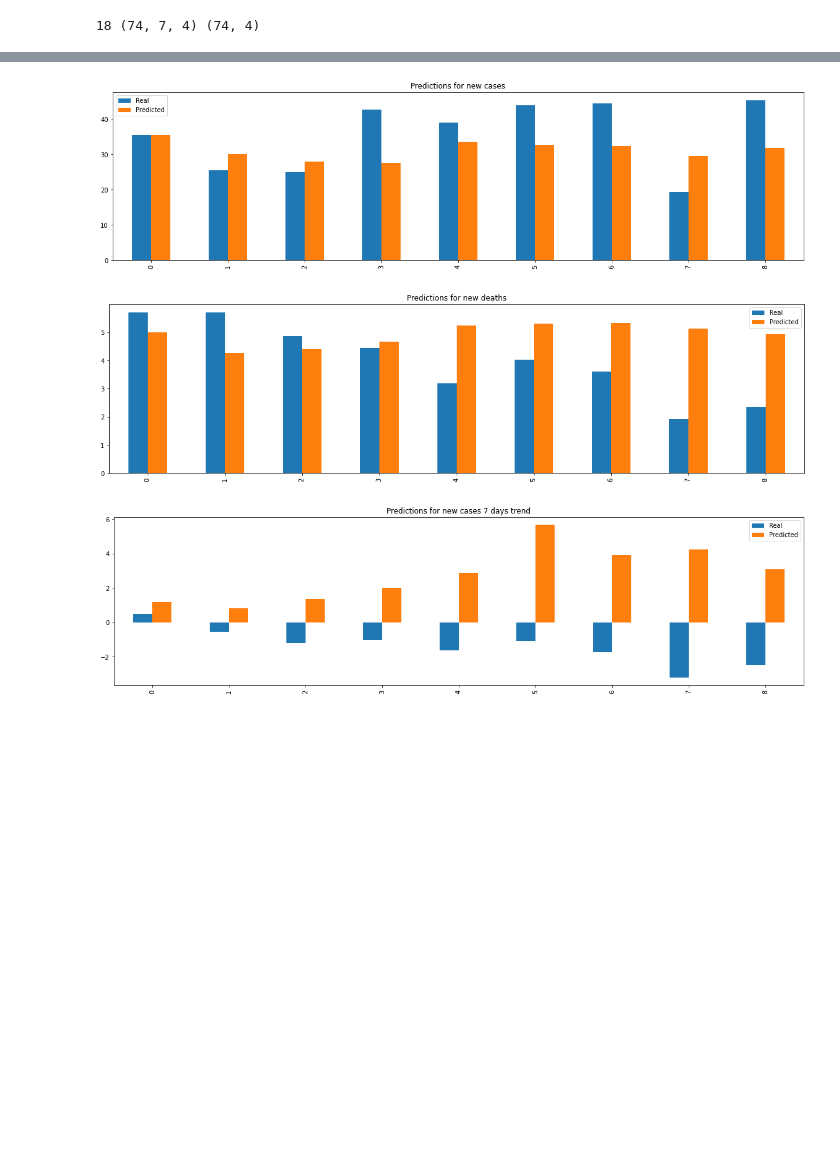
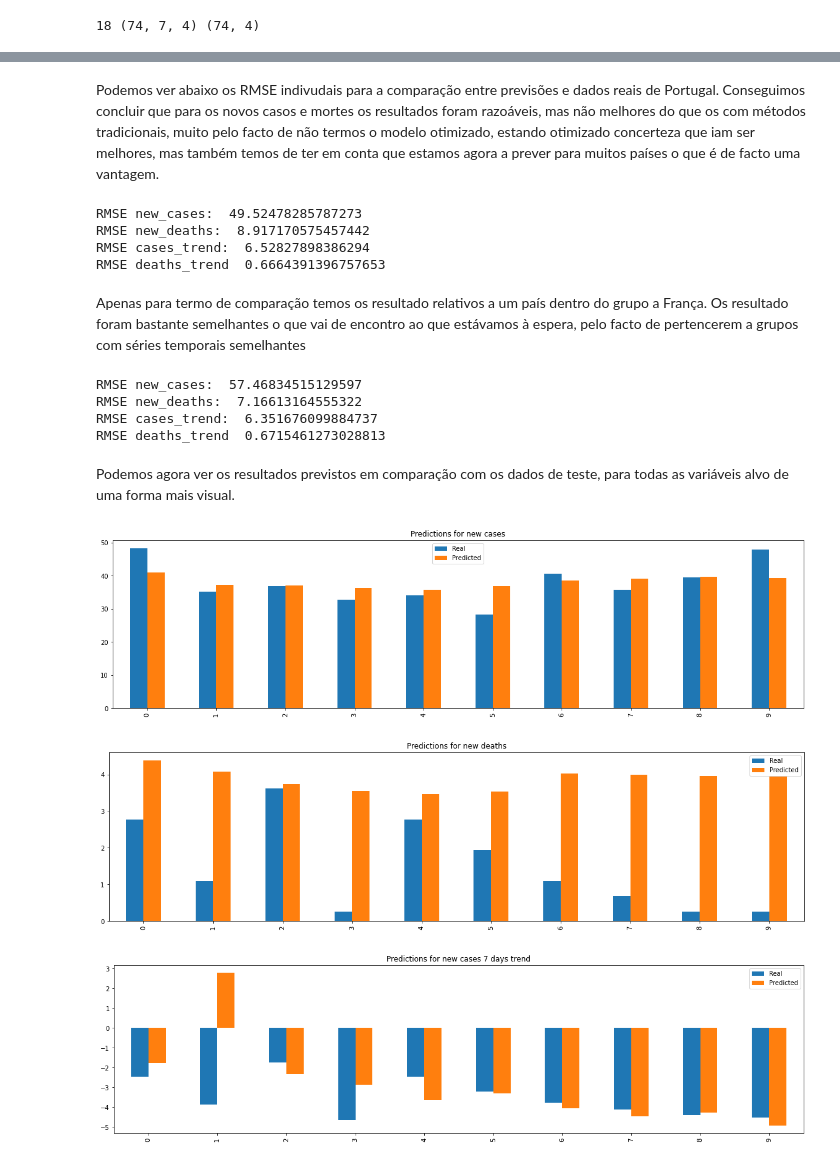
Before and after one commit to Dantas198/AA2-2019-20, a Jupyter notebook: AA2-Covid-19-Parte-IV.ipynb, the cells around one changed output, grey strips where cells are left out. Drawn from its saved outputs; the diff is of its cells as text; code cells hidden in the pictures; blank space fills up the shorter version.

```diff
--- a/AA2-Covid-19-Parte-IV.ipynb
+++ b/AA2-Covid-19-Parte-IV.ipynb
@@ -95,23 +82,31 @@ from sklearn.model_selection import train_test_split
 def split_data(X,Y,country):
 
     X_val = {}
+    Y_val = {}
     X_test = {}
+    Y_test = {}
 
     for key in X.keys():
 
-        x_train, x_test, y_train, y_test = train_test_split(X[key], Y[key], test_size=0.2, random_state=42,shuffle=False)
+        train_count = math.floor(X[key].shape[0] * 0.8)
+        val_count =  math.floor((X[key].shape[0] - train_count) / 2)
 
-        x_test, x_val, y_test, y_val = train_test_split(x_test, y_test, test_size=0.5, random_state=42,shuffle=False)
+        x_train, x_remainder = split_for_model(X[key], train_count)
+        y_train, y_remainder = split_for_model(Y[key], train_count)
+
+        x_val, x_test = split_for_model(x_remainder, val_count)
+        y_val, y_test = split_for_model(y_remainder, val_count)
 
         X[key] = x_train
         Y[key] = y_train
         X_val[key] = x_val
         X_test[key] = x_test
+        Y_val[key] = y_val
+        Y_test[key] = y_test
 
         if(key == country):
-            real_y_val = y_val
-            real_y_test = y_test
-
+            print("Train set have a shape of " + str(x_train.shape))
+            print("Train label have a shape of " + str(y_train.shape))
             print("Dataset shape\n")
             print("Val set have a shape of " + str(x_val.shape))
             print("Val label have a shape of " + str(y_val.shape))
@@ -119,7 +114,7 @@ def split_data(X,Y,country):
             print("Test set have a shape of " + str(x_test.shape))
             print("Test label have a shape of " + str(y_test.shape))
 
-    return X_val,X_test,real_y_val,real_y_test,X,Y
+    return X_val,X_test,Y_val,Y_test,X,Y
 
-X_val,X_test,y_val,y_test,X,Y = split_data(X,Y,"Portugal")
+X_val,X_test,Y_val,Y_test,X,Y = split_data(X,Y,"Portugal")
 # %% [output]
@@ -201,7 +205,10 @@ model.compile(optimizer = "rmsprop", loss = "mse", metrics = [RootMeanSquaredErr
 # %%
 X_test_list = list(X_test.values())
+Y_test_list = list(Y_test.values())
 X_val_list = list(X_val.values())
+Y_val_list = list(Y_val.values())
 X_train_list = list(X.values())
+Y_train_list = list(Y.values())
 
 print(len(X_train_list),X_train_list[0].shape,Y["Portugal"].shape)
 # %% [output]
@@ -209,4 +218,4 @@ print(len(X_train_list),X_train_list[0].shape,Y["Portugal"].shape)
 # %%
-history = model.fit(X_train_list,Y["Portugal"],epochs=75,validation_data=(X_val_list,y_val),verbose=2)
+history = model.fit(X_train_list,Y_train_list,epochs=75,validation_data=(X_val_list,Y_val_list),verbose=2)
 # %% [output]
 Epoch 1/75
@@ -239,22 +252,52 @@ model.evaluate(X_test_list, y_test)
 # %%
 predictions = model.predict(X_test_list)
+# %% [markdown]
+Podemos ver abaixo os RMSE indivudais para a comparação entre previsões e dados reais de Portugal. Conseguimos concluir que para os novos casos e mortes os resultados foram razoáveis, mas não melhores do que os com métodos tradicionais, muito pelo facto de não termos o modelo otimizado, estando otimizado concerteza que iam ser melhores, mas também temos de ter em conta que estamos agora a prever para muitos países o que é de facto uma vantagem.
+# %%
+from sklearn.metrics import mean_squared_error
+
+print("RMSE new_cases: ",np.sqrt(mean_squared_error(Y_test['Portugal'][:,0],predictions[:,0])) * std[0] + mean[0])
+print("RMSE new_deaths: ",np.sqrt(mean_squared_error(Y_test['Portugal'][:,1],predictions[:,1])) * std[1] + mean[1])
+print("RMSE cases_trend: ",np.sqrt(mean_squared_error(Y_test['Portugal'][:,2],predictions[:,2])) * std[2] + mean[2])
+print("RMSE deaths_trend ",np.sqrt(mean_squared_error(Y_test['Portugal'][:,3],predictions[:,3])) * std[3] + mean[3])
+# %% [output]
+RMSE new_cases:  49.52478285787273
+RMSE new_deaths:  8.917170575457442
+RMSE cases_trend:  6.52827898386294
+RMSE deaths_trend  0.6664391396757653
+# %% [markdown]
+Apenas para termo de comparação temos os resultado relativos a um país dentro do grupo a França. Os resultado foram bastante semelhantes o que vai de encontro ao que estávamos à espera, pelo facto de pertencerem a grupos com séries temporais semelhantes
+# %%
+from sklearn.metrics import mean_squared_error
+
+print("RMSE new_cases: ",np.sqrt(mean_squared_error(Y_test['France'][:,0],predictions[:,0])) * std[0] + mean[0])
+print("RMSE new_deaths: ",np.sqrt(mean_squared_error(Y_test['France'][:,1],predictions[:,1])) * std[1] + mean[1])
+print("RMSE cases_trend: ",np.sqrt(mean_squared_error(Y_test['France'][:,2],predictions[:,2])) * std[2] + mean[2])
+print("RMSE deaths_trend ",np.sqrt(mean_squared_error(Y_test['France'][:,3],predictions[:,3])) * std[3] + mean[3])
+# %% [output]
+RMSE new_cases:  57.46834515129597
+RMSE new_deaths:  7.16613164555322
+RMSE cases_trend:  6.351676099884737
+RMSE deaths_trend  0.6715461273028813
 # %%
-def bar_plot(index, title):
-    x1_draw = y_test[:,index] * std[index] + mean[index]
+def bar_plot(index, country, title):
+    x1_draw = Y_test[country][:,index] * std[index] + mean[index]
     x2_draw = predictions[:,index] * std[index] + mean[index]
     r = pd.DataFrame({'Real':x1_draw, 'Predicted': x2_draw})
     r.plot(kind='bar',figsize=(20,5), title='Predictions for ' + title)
     plt.show()
+# %% [markdown]
+Podemos agora ver os resultados previstos em comparação com os dados de teste, para todas as variáveis alvo de uma forma mais visual.
 # %%
-bar_plot(0, 'new cases')
+bar_plot(0, 'Portugal', 'new cases')
 # %% [output]
-[figure, old version]
+[figure, new version]
 # %%
-bar_plot(1, 'new deaths')
+bar_plot(1, 'Portugal', 'new deaths')
 # %% [output]
-[figure, old version]
+[figure, new version]
 # %%
-bar_plot(2, 'new cases 7 days trend')
+bar_plot(2, 'Portugal', 'new cases 7 days trend')
 # %% [output]
-[figure, old version]
+[figure, new version]
 # %%
```
Also changed, not shown: parts of 20 cells of this notebook.
